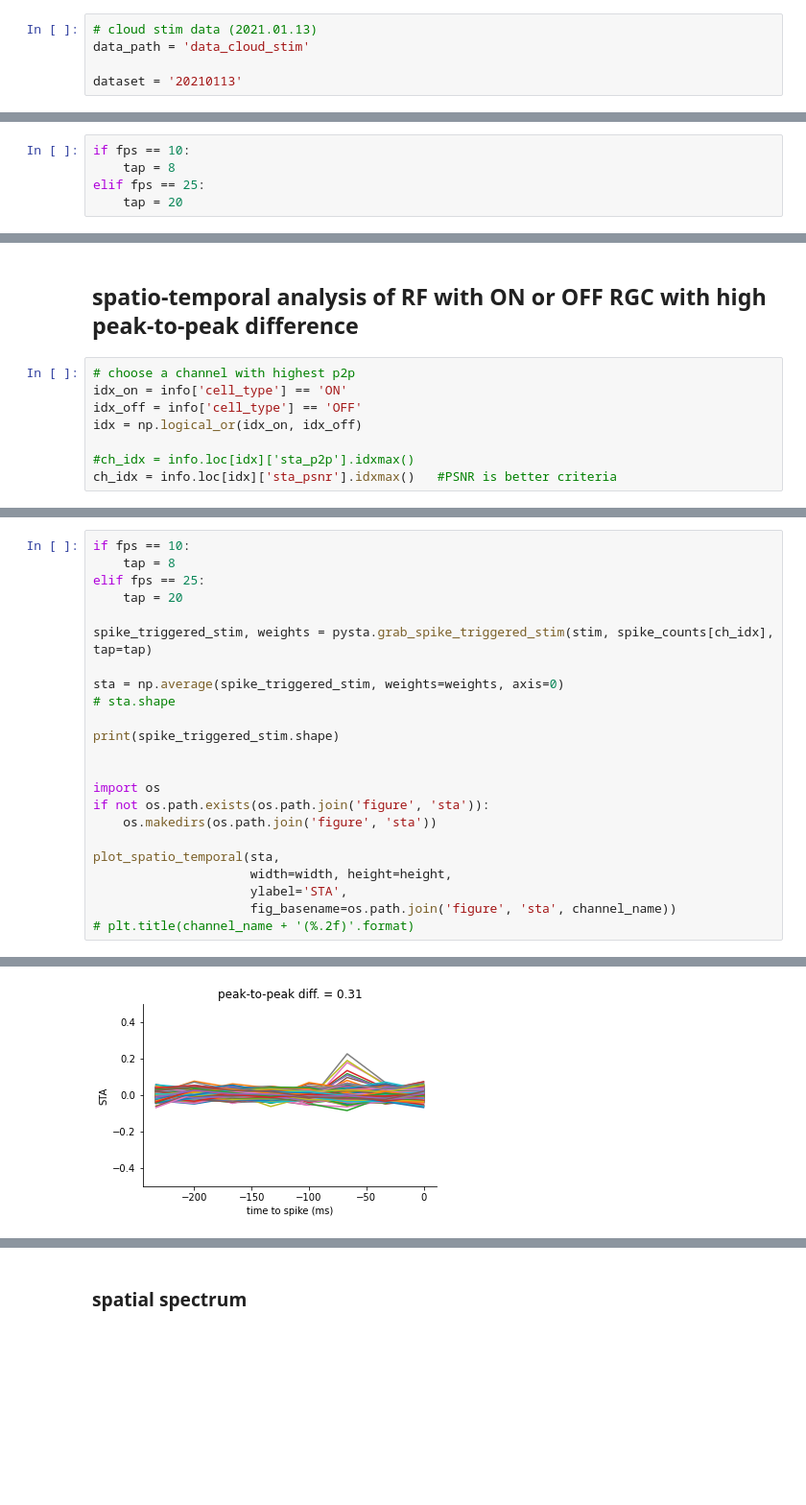
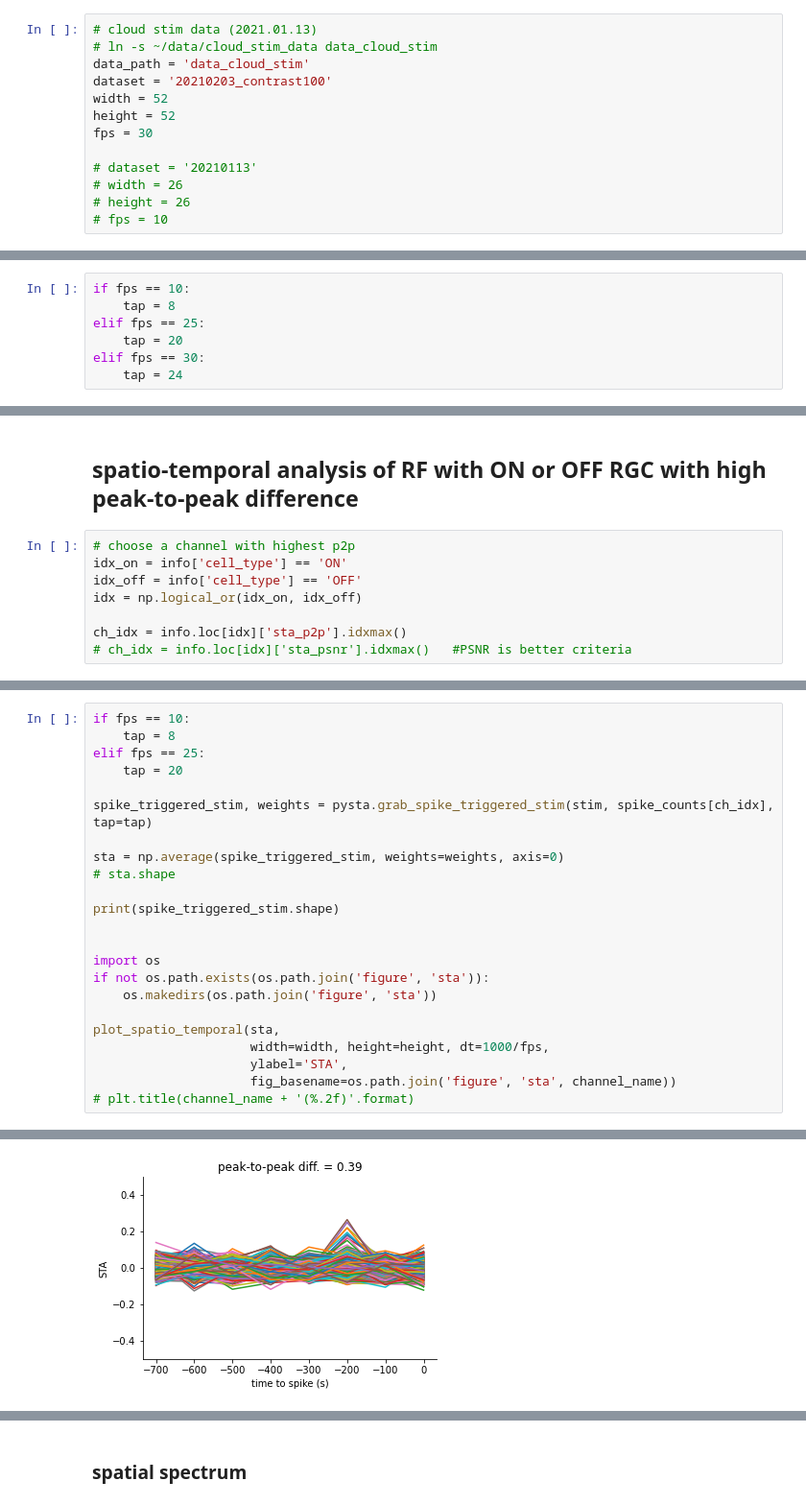
Before and after one commit to ys7yoo/retina_info, a Jupyter notebook: run_sta_with_spatio_temporal_spectrum.ipynb, the cells around one changed output, grey strips where cells are left out. Shown at 96% size. Drawn from its saved outputs; the diff is of its cells as text; blank space fills up the shorter version.

```diff
--- a/run_sta_with_spatio_temporal_spectrum.ipynb
+++ b/run_sta_with_spatio_temporal_spectrum.ipynb
@@ -209,9 +207,17 @@ dataset
 '20180828_26pix_10Hz'
 # %%
 # cloud stim data (2021.01.13)
+# ln -s ~/data/cloud_stim_data data_cloud_stim
 data_path = 'data_cloud_stim'
+dataset = '20210203_contrast100'
+width = 52
+height = 52
+fps = 30
 
-dataset = '20210113'
+# dataset = '20210113'
+# width = 26
+# height = 26
+# fps = 10
 # %%
 data = np.load(os.path.join(data_path, dataset + '.npz'))
 info = pd.read_csv(os.path.join(data_path, dataset + '_info.csv'))
@@ -228,6 +234,8 @@ if fps == 10:
     tap = 8
 elif fps == 25:
     tap = 20
+elif fps == 30:
+    tap = 24
 # %% [markdown]
 ## calc STA and peak-to-peak difference for all RGCs
 # %%
@@ -391,8 +402,8 @@ idx_on = info['cell_type'] == 'ON'
 idx_off = info['cell_type'] == 'OFF'
 idx = np.logical_or(idx_on, idx_off)
 
-#ch_idx = info.loc[idx]['sta_p2p'].idxmax()
-ch_idx = info.loc[idx]['sta_psnr'].idxmax()   #PSNR is better criteria
+ch_idx = info.loc[idx]['sta_p2p'].idxmax()
+# ch_idx = info.loc[idx]['sta_psnr'].idxmax()   #PSNR is better criteria
 # %%
 channel_name = info['channel'][ch_idx]
 cell_types = info['cell_type'][ch_idx]
@@ -418,7 +429,7 @@ if not os.path.exists(os.path.join('figure', 'sta')):
     os.makedirs(os.path.join('figure', 'sta'))
 
 plot_spatio_temporal(sta,
-                     width=width, height=height,
+                     width=width, height=height, dt=1000/fps,
                      ylabel='STA',
                      fig_basename=os.path.join('figure', 'sta', channel_name))
 # plt.title(channel_name + '(%.2f)'.format)
@@ -428,2 +439,2 @@ peak-to-peak diff. = 0.31
-[figure, old version]
+[figure, new version]
 <Figure size 432x288 with 0 Axes>
```
Also changed, not shown: parts of 7 cells of this notebook.
